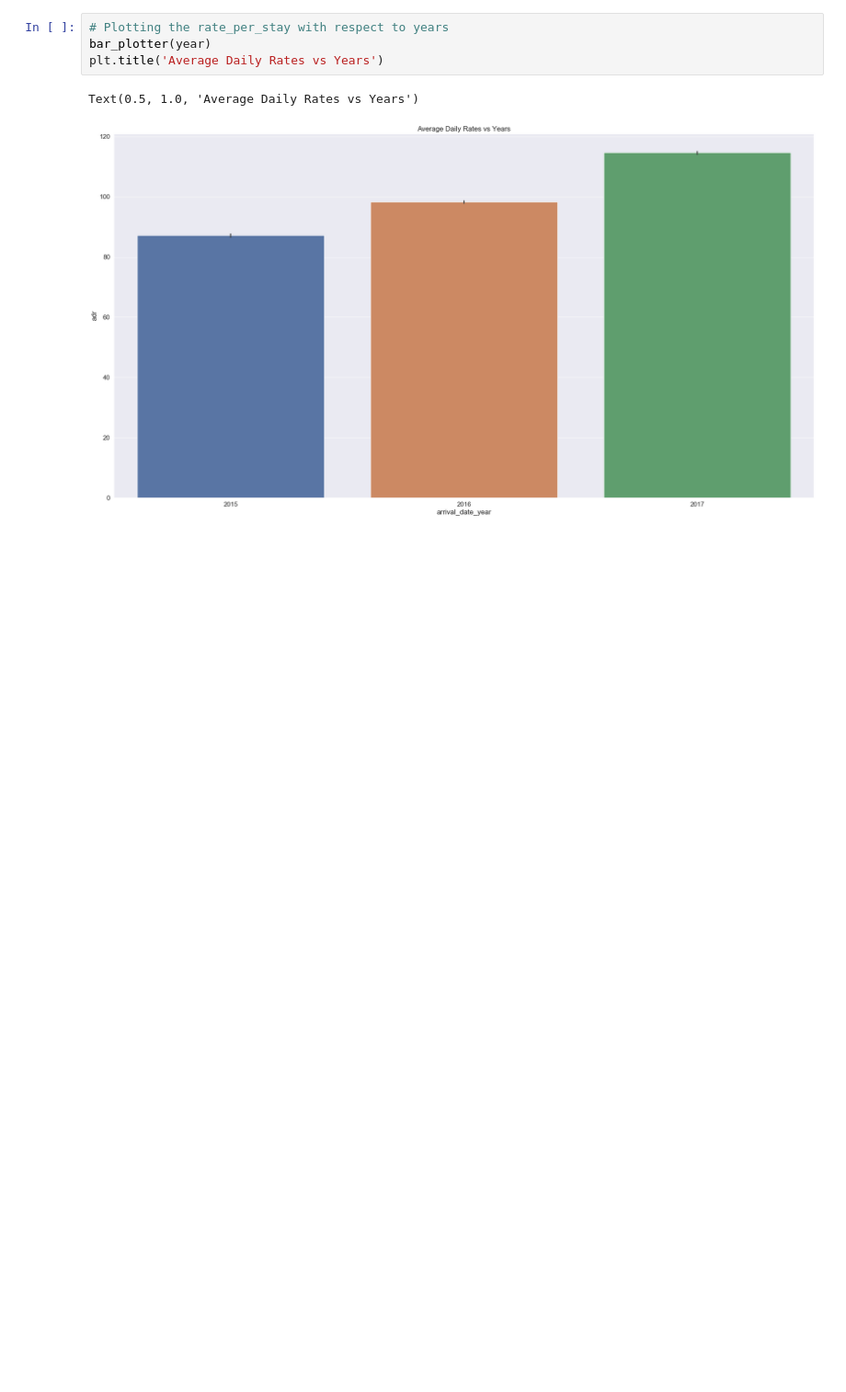
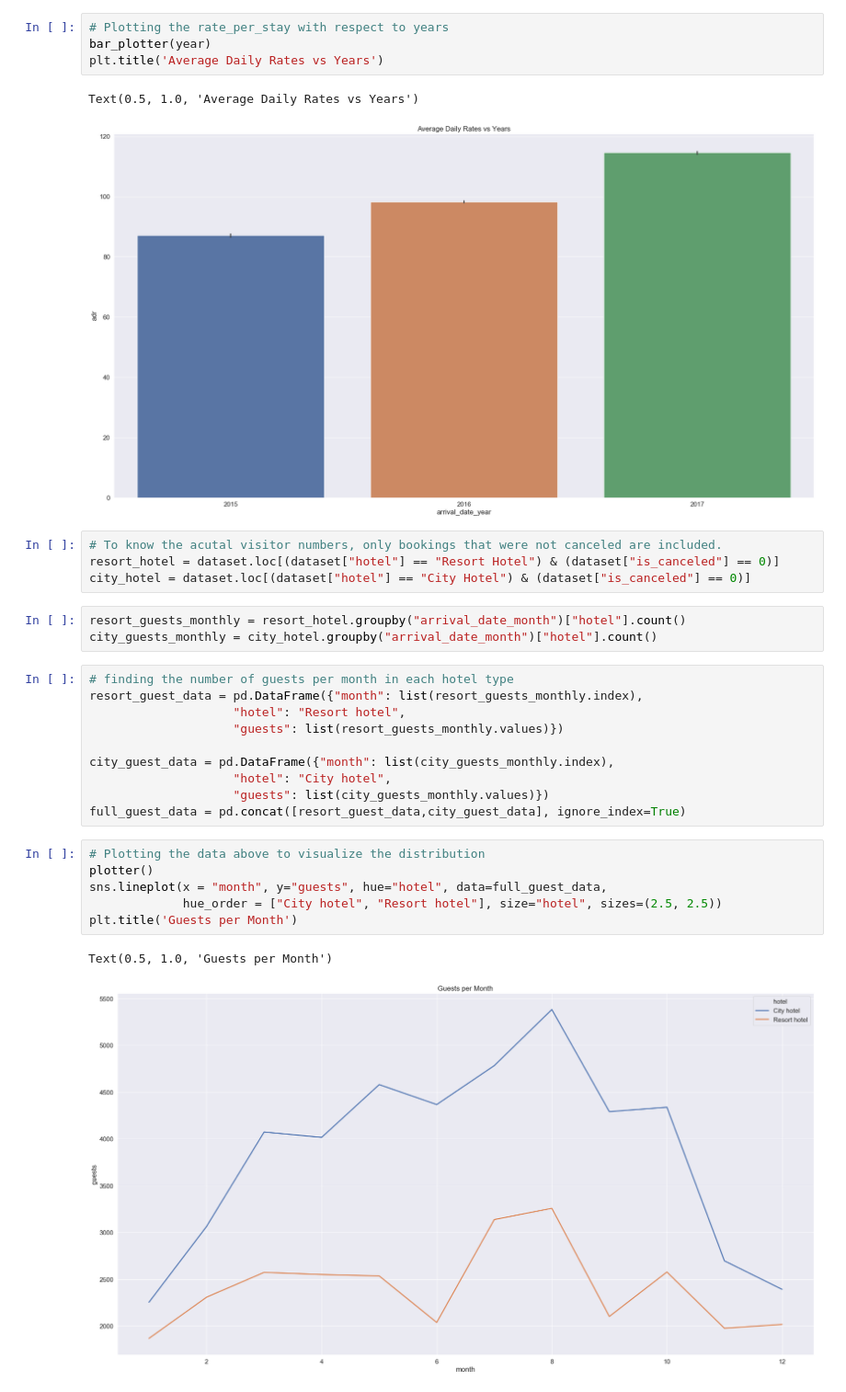
Before and after one commit to dipenpratap/Data-Mining, a Jupyter notebook: Project 1/project_1.ipynb, the cells around one changed output. Shown at 92% size. Saved outputs shown, nothing was run; the diff lists cells and outputs as text; blank space fills up the shorter version.

Commit message:
Guests per month added

```diff
--- a/Project 1/project_1.ipynb
+++ b/Project 1/project_1.ipynb
@@ -325,3 +325,29 @@ plt.title('Average Daily Rates vs Years')
 # %% [output]
 Text(0.5, 1.0, 'Average Daily Rates vs Years')
 [figure]
+# %%
+# To know the acutal visitor numbers, only bookings that were not canceled are included.
+resort_hotel = dataset.loc[(dataset["hotel"] == "Resort Hotel") & (dataset["is_canceled"] == 0)]
+city_hotel = dataset.loc[(dataset["hotel"] == "City Hotel") & (dataset["is_canceled"] == 0)]
+# %%
+resort_guests_monthly = resort_hotel.groupby("arrival_date_month")["hotel"].count()
+city_guests_monthly = city_hotel.groupby("arrival_date_month")["hotel"].count()
+# %%
+# finding the number of guests per month in each hotel type
+resort_guest_data = pd.DataFrame({"month": list(resort_guests_monthly.index),
+                    "hotel": "Resort hotel",
+                    "guests": list(resort_guests_monthly.values)})
+
+city_guest_data = pd.DataFrame({"month": list(city_guests_monthly.index),
+                    "hotel": "City hotel",
+                    "guests": list(city_guests_monthly.values)})
+full_guest_data = pd.concat([resort_guest_data,city_guest_data], ignore_index=True)
+# %%
+# Plotting the data above to visualize the distribution
+plotter()
+sns.lineplot(x = "month", y="guests", hue="hotel", data=full_guest_data,
+             hue_order = ["City hotel", "Resort hotel"], size="hotel", sizes=(2.5, 2.5))
+plt.title('Guests per Month')
+# %% [output]
+Text(0.5, 1.0, 'Guests per Month')
+[figure, added]
```
Also changed, not shown: parts of 5 cells of this notebook.
